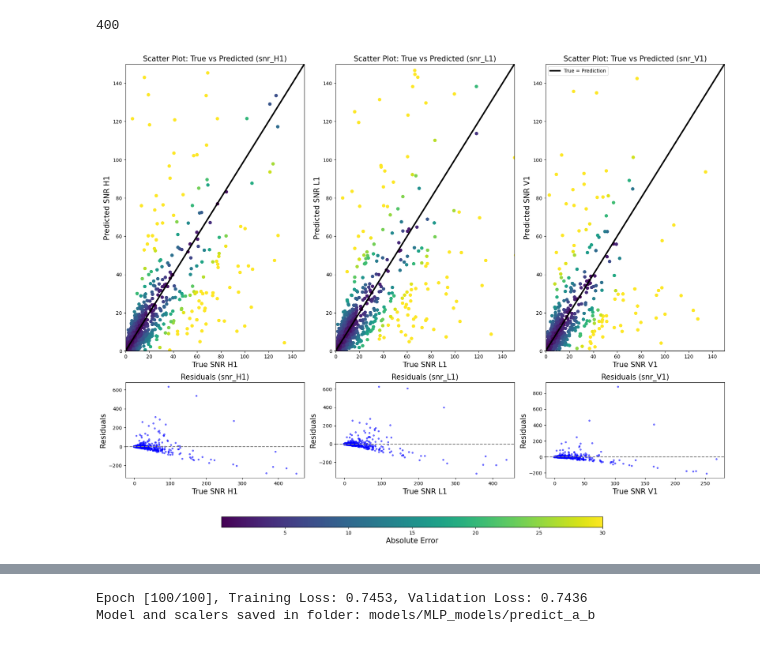
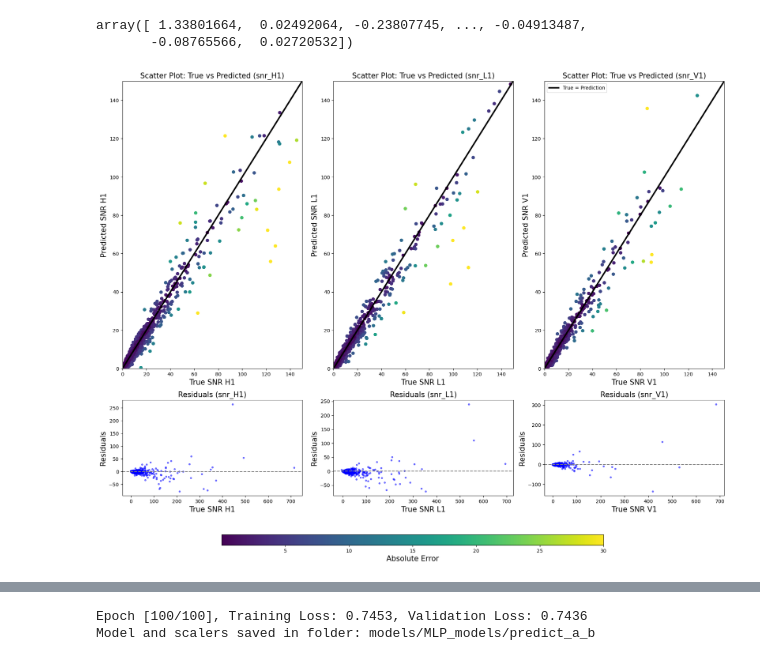
Before and after one commit to FedericoStachurski/CosmoFlow, a Jupyter notebook: COSMOFlow/make_scripts/test_MLP.ipynb, the cells around one changed output, grey strips where cells are left out. Saved outputs shown, nothing was run; the diff lists cells and outputs as text; code cells hidden in the pictures.

```diff
--- a/COSMOFlow/make_scripts/test_MLP.ipynb
+++ b/COSMOFlow/make_scripts/test_MLP.ipynb
@@ -43,23 +25,38 @@ Model and scalers saved in folder: models/MLP_models/testing_O4
 # %%
-testing_data = pd.read_csv('data_for_MLP/testing/testing_data_10000_det_H1_L1_V1_run_O4_batch_1.csv')
-testing_snrs = testing_data[['snr_H1', 'snr_L1', 'snr_V1']]
+import MLP.MLP_module as mlp
+import pandas as pd
+import numpy as np
+import matplotlib.pyplot as plt
+
+GWdata_testing = pd.read_csv('data_for_MLP/testing/testing_data_10000_det_H1_L1_V1_run_O4_batch_1.csv')
+
+testing_snrsdl = (GWdata_testing[['snr_H1', 'snr_L1', 'snr_V1']] *  GWdata_testing[['luminosity_distance']].values).squeeze()
+
+testing_data = GWdata_testing[[ 'mass_1', 'mass_2', 'a_1', 'a_2', 'tilt_1', 'tilt_2',
+                             'ra', 'dec', 'theta_jn', 'phi_jl', 'phi_12','psi','geocent_time']]
 testing_data.loc[:, 'geocent_time'] = testing_data['geocent_time'] % 86164.1
-testing_data = testing_data[[ 'luminosity_distance', 'mass_1', 'mass_2', 'a_1', 'a_2', 'tilt_1', 'tilt_2',
-                             'ra', 'dec', 'theta_jn', 'phi_jl', 'phi_12','psi','geocent_time']].values
+testing_data = testing_data.values
-# %%
-len(snr_H1)
-# %% [output]
-400
+# %%
+snrs = mlp.load_and_predict(testing_data, model_dir='models/MLP_models/O4_SNR_approx_HLV', device='cuda:0')
+
+snrs_pred = snrs/GWdata_testing[['luminosity_distance']].values
+snr_H1 = snrs_pred[:,0]
+snr_L1 = snrs_pred[:,1]
+snr_V1 = snrs_pred[:,2]
+# %%
+true_H1[:,0] - snr_H1
+# %% [output]
+array([ 1.33801664,  0.02492064, -0.23807745, ..., -0.04913487,
+       -0.08765566,  0.02720532])
 # %%
-snrs = mlp.load_and_predict(testing_data, model_dir='models/MLP_models/testing_O4', device='cpu')
-snr_H1, snr_L1, snr_V1 = snrs[:,0], snrs[:,1], snrs[:,2]
-
-
+true_H1 = (GWdata_testing[['snr_H1']].values)[:,0]
+true_L1 = (GWdata_testing[['snr_L1']].values)[:,0]
+true_V1 = (GWdata_testing[['snr_V1']].values)[:,0]
 # Create horizontal subplots for scatter plots of predicted vs true SNR values with residuals below
 fig, axes = plt.subplots(2, 3, figsize=(18, 15), gridspec_kw={'height_ratios': [3, 1]})
 
 # True vs Predicted SNR H1
-sc1 = axes[0, 0].scatter(x=snr_H1, y=testing_snrs.snr_H1.values, c=np.abs(snr_H1 - testing_snrs.snr_H1.values), cmap='viridis', vmax=30)
+sc1 = axes[0, 0].scatter(x=snr_H1, y=true_H1, c=np.abs(snr_H1 - true_H1), cmap='viridis', vmax=30)
 axes[0, 0].set_title('Scatter Plot: True vs Predicted (snr_H1)', fontsize=15)
 axes[0, 0].set_xlabel('True SNR H1', fontsize=15)
 axes[0, 0].set_ylabel('Predicted SNR H1', fontsize=15)
@@ -68,7 +65,7 @@ axes[0, 0].set_xlim([0, 150])
 axes[0, 0].plot(np.linspace(0, 1000, 100), np.linspace(0, 1000, 100), '-k', linewidth=3)
 
 # Residuals for SNR H1
-residuals_H1 = testing_snrs.snr_H1.values - snr_H1
+residuals_H1 = true_H1 - snr_H1
 axes[1, 0].plot(snr_H1, residuals_H1, 'b.', alpha=0.5)
 axes[1, 0].axhline(0, color='gray', linestyle='--')
 axes[1, 0].set_xlabel('True SNR H1', fontsize=15)
@@ -76,7 +73,7 @@ axes[1, 0].set_ylabel('Residuals', fontsize=15)
 axes[1, 0].set_title('Residuals (snr_H1)', fontsize=15)
 
 # True vs Predicted SNR L1
-sc2 = axes[0, 1].scatter(x=snr_L1, y=testing_snrs.snr_L1.values, c=np.abs(snr_L1 - testing_snrs.snr_L1.values), cmap='viridis', vmax=30)
+sc2 = axes[0, 1].scatter(x=snr_L1, y=true_L1, c=np.abs(snr_L1 - true_L1), cmap='viridis', vmax=30)
 axes[0, 1].set_title('Scatter Plot: True vs Predicted (snr_L1)', fontsize=15)
 axes[0, 1].set_xlabel('True SNR L1', fontsize=15)
 axes[0, 1].set_ylabel('Predicted SNR L1', fontsize=15)
@@ -85,37 +82,38 @@ axes[0, 1].set_xlim([0, 150])
 axes[0, 1].plot(np.linspace(0, 1000, 100), np.linspace(0, 1000, 100), '-k', linewidth=3)
 
 # Residuals for SNR L1
-residuals_L1 = testing_snrs.snr_L1.values - snr_L1
+residuals_L1 = true_L1 - snr_L1
 axes[1, 1].plot(snr_L1, residuals_L1, 'b.', alpha=0.5)
 axes[1, 1].axhline(0, color='gray', linestyle='--')
 axes[1, 1].set_xlabel('True SNR L1', fontsize=15)
 axes[1, 1].set_ylabel('Residuals', fontsize=15)
 axes[1, 1].set_title('Residuals (snr_L1)', fontsize=15)
 
 # True vs Predicted SNR V1
-sc3 = axes[0, 2].scatter(x=snr_V1, y=testing_snrs.snr_V1.values, c=np.abs(snr_V1 - testing_snrs.snr_V1.values), cmap='viridis', vmax=30)
+sc3 = axes[0, 2].scatter(x=snr_V1, y=true_V1, c=np.abs(snr_V1 - true_V1), cmap='viridis', vmax=30)
 axes[0, 2].set_title('Scatter Plot: True vs Predicted (snr_V1)', fontsize=15)
 axes[0, 2].set_xlabel('True SNR V1', fontsize=15)
 axes[0, 2].set_ylabel('Predicted SNR V1', fontsize=15)
 axes[0, 2].set_ylim([0, 150])
 axes[0, 2].set_xlim([0, 150])
 axes[0, 2].plot(np.linspace(0, 1000, 100), np.linspace(0, 1000, 100), '-k', linewidth=3, label='True = Prediction')
 axes[0, 2].legend()
 
 # Residuals for SNR V1
-residuals_V1 = testing_snrs.snr_V1.values - snr_V1
+residuals_V1 = true_V1 - snr_V1
 axes[1, 2].plot(snr_V1, residuals_V1, 'b.', alpha=0.5)
 axes[1, 2].axhline(0, color='gray', linestyle='--')
 axes[1, 2].set_xlabel('True SNR V1', fontsize=15)
 axes[1, 2].set_ylabel('Residuals', fontsize=15)
 axes[1, 2].set_title('Residuals (snr_V1)', fontsize=15)
 
 # Add a separate axis for the colorbar below the residuals
 cbar_ax = fig.add_axes([0.2, 0.05, 0.6, 0.02])  # [left, bottom, width, height]
 cbar = fig.colorbar(sc3, cax=cbar_ax, orientation='horizontal')
 cbar.set_label('Absolute Error', fontsize=15)
 
 plt.tight_layout(rect=[0, 0.1, 1, 0.95])
+plt.savefig('models/MLP_models/O4_SNR_approx_HLV/true_vs_pred.png', dpi = 300)
 plt.show()
 # %% [output]
-[figure, old version]
+[figure, new version]
```
Also changed, not shown: parts of 5 cells of this notebook, 2 other files.
